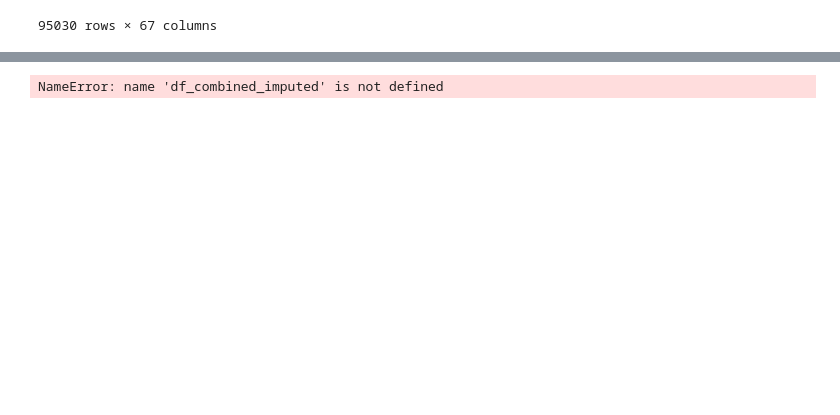
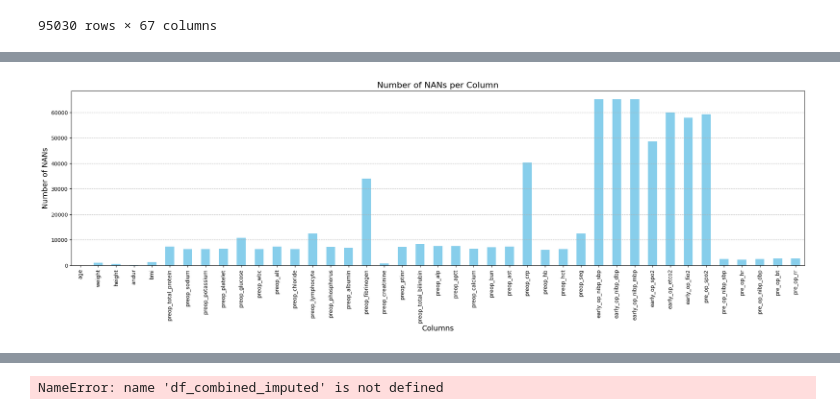
Before and after one commit to VivaSuresh/VitalDB-Dimensionality-Reduction, a Jupyter notebook: inspire_data_notebook.ipynb, the cells around one changed output, grey strips where cells are left out. Drawn from its saved outputs; the diff is of its cells as text; code cells hidden in the pictures; blank space fills up the shorter version.

```diff
--- a/inspire_data_notebook.ipynb
+++ b/inspire_data_notebook.ipynb
@@ -299,0 +309,12 @@ KeyboardInterrupt:
+# %%
+nan_counts = df_combined_cleaned.isna().sum()
+plt.figure(figsize=(25, 6))
+nan_counts.plot(kind='bar', color='skyblue')
+plt.title('Number of NANs per Column', fontsize=16)
+plt.xlabel('Columns', fontsize=14)
+plt.ylabel('Number of NANs', fontsize=14)
+plt.xticks(rotation=90)
+plt.grid(axis='y', linestyle='--', alpha=0.7)
+plt.show()
+# %% [output]
+[figure, added]
```
Also changed, not shown: parts of 6 cells of this notebook.
